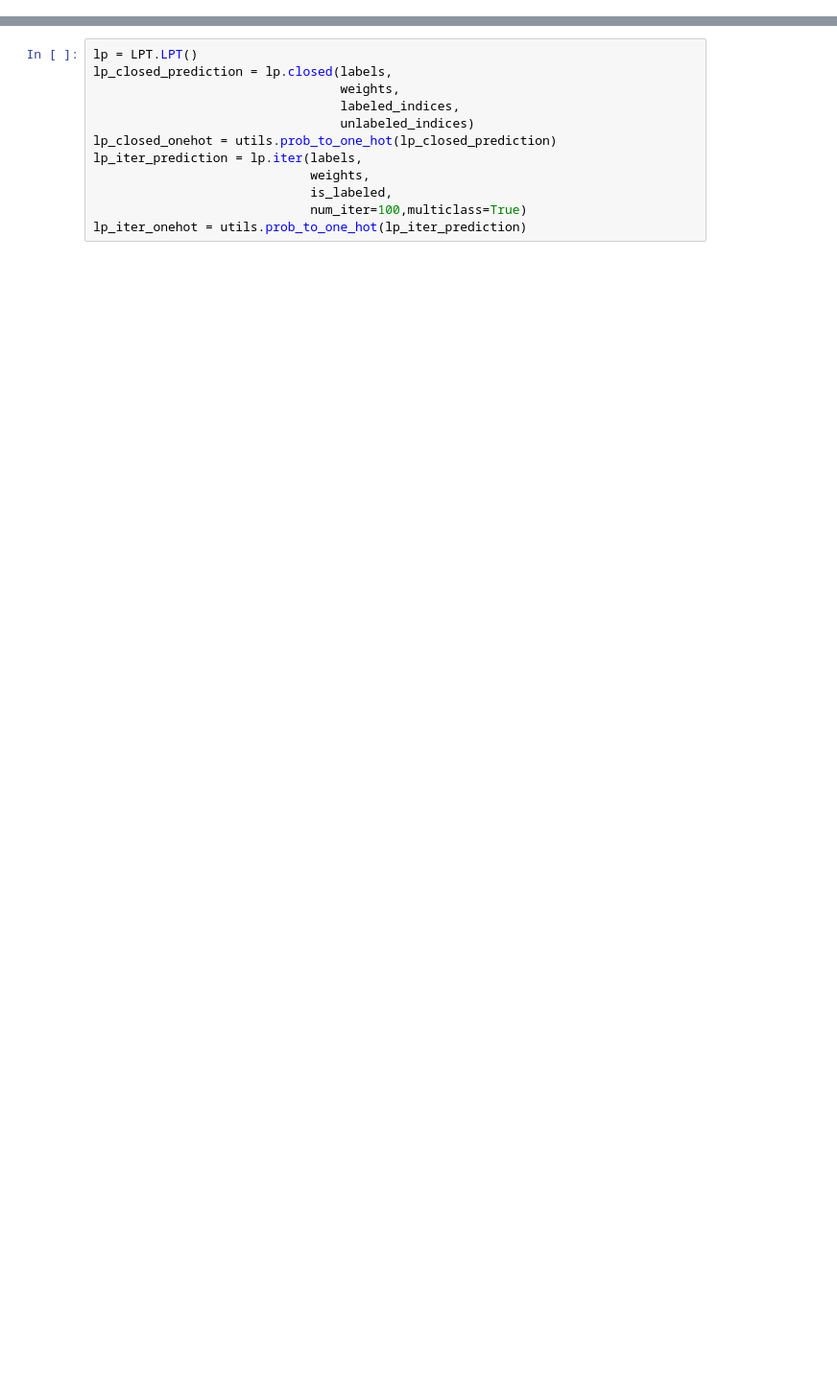
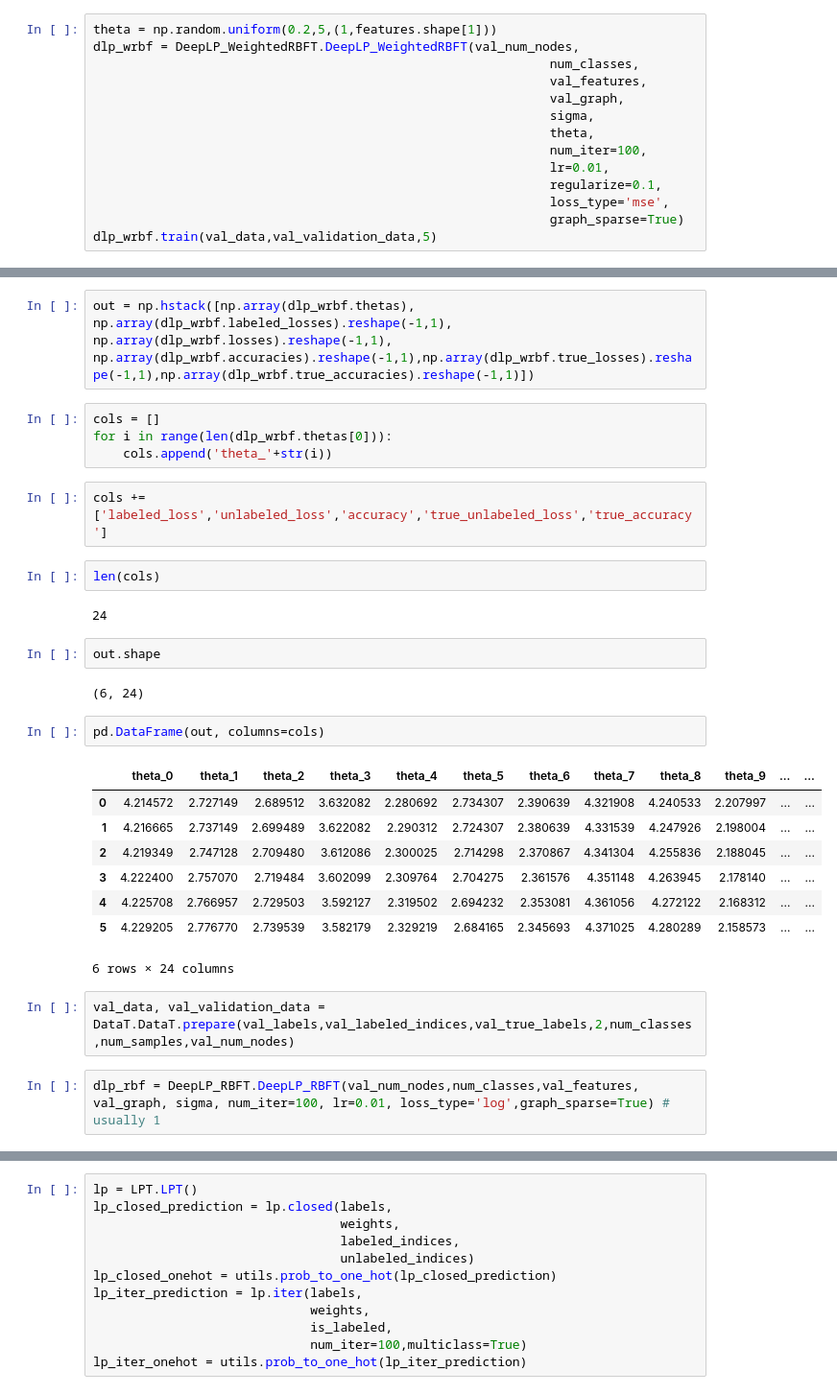
Before and after one commit to kojino/dlp_for_cluster, a Jupyter notebook: main_multiclass.ipynb, the cells around one changed output, grey strips where cells are left out. Shown at 96% size. Cells and saved outputs as stored; diff of their text form; blank space fills up the shorter version.

```diff
--- a/main_multiclass.ipynb
+++ b/main_multiclass.ipynb
@@ -28,0 +65,14 @@ graph given
+# %%
+theta = np.random.uniform(0.2,5,(1,features.shape[1]))
+dlp_wrbf = DeepLP_WeightedRBFT.DeepLP_WeightedRBFT(val_num_nodes,
+                                                             num_classes,
+                                                             val_features,
+                                                             val_graph,
+                                                             sigma,
+                                                             theta,
+                                                             num_iter=100,
+                                                             lr=0.01,
+                                                             regularize=0.1,
+                                                             loss_type='mse',
+                                                             graph_sparse=True)
+dlp_wrbf.train(val_data,val_validation_data,5)
@@ -28,0 +97,31 @@ graph given
+# %%
+out = np.hstack([np.array(dlp_wrbf.thetas), np.array(dlp_wrbf.labeled_losses).reshape(-1,1), np.array(dlp_wrbf.losses).reshape(-1,1), np.array(dlp_wrbf.accuracies).reshape(-1,1),np.array(dlp_wrbf.true_losses).reshape(-1,1),np.array(dlp_wrbf.true_accuracies).reshape(-1,1)])
+# %%
+cols = []
+for i in range(len(dlp_wrbf.thetas[0])):
+    cols.append('theta_'+str(i))
+# %%
+cols += ['labeled_loss','unlabeled_loss','accuracy','true_unlabeled_loss','true_accuracy']
+# %%
+len(cols)
+# %% [output]
+24
+# %%
+out.shape
+# %% [output]
+(6, 24)
+# %%
+pd.DataFrame(out, columns=cols)
+# %% [output]
+|  | theta_0 | theta_1 | theta_2 | theta_3 | theta_4 | theta_5 | theta_6 | theta_7 | theta_8 | theta_9 | ... | ... |
+| 0 | 4.214572 | 2.727149 | 2.689512 | 3.632082 | 2.280692 | 2.734307 | 2.390639 | 4.321908 | 4.240533 | 2.207997 | ... | ... |
+| 1 | 4.216665 | 2.737149 | 2.699489 | 3.622082 | 2.290312 | 2.724307 | 2.380639 | 4.331539 | 4.247926 | 2.198004 | ... | ... |
+| 2 | 4.219349 | 2.747128 | 2.709480 | 3.612086 | 2.300025 | 2.714298 | 2.370867 | 4.341304 | 4.255836 | 2.188045 | ... | ... |
+| 3 | 4.222400 | 2.757070 | 2.719484 | 3.602099 | 2.309764 | 2.704275 | 2.361576 | 4.351148 | 4.263945 | 2.178140 | ... | ... |
+| 4 | 4.225708 | 2.766957 | 2.729503 | 3.592127 | 2.319502 | 2.694232 | 2.353081 | 4.361056 | 4.272122 | 2.168312 | ... | ... |
+| 5 | 4.229205 | 2.776770 | 2.739539 | 3.582179 | 2.329219 | 2.684165 | 2.345693 | 4.371025 | 4.280289 | 2.158573 | ... | ... |
+6 rows × 24 columns
+# %%
+val_data, val_validation_data = DataT.DataT.prepare(val_labels,val_labeled_indices,val_true_labels,2,num_classes,num_samples,val_num_nodes)
+# %%
+dlp_rbf = DeepLP_RBFT.DeepLP_RBFT(val_num_nodes,num_classes,val_features, val_graph, sigma, num_iter=100, lr=0.01, loss_type='log',graph_sparse=True) # usually 1
```
Also changed, not shown: parts of 42 cells of this notebook, 3 other files.
